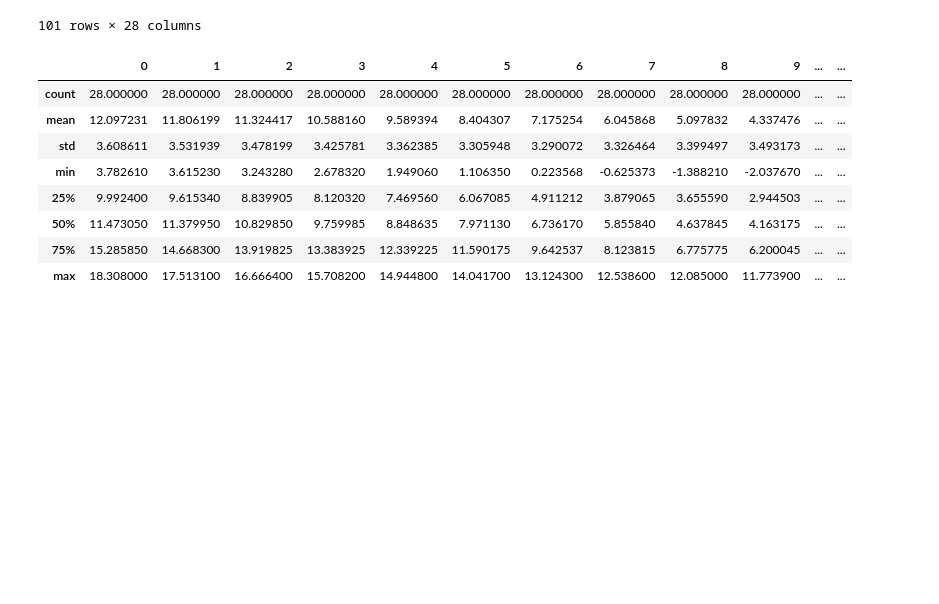
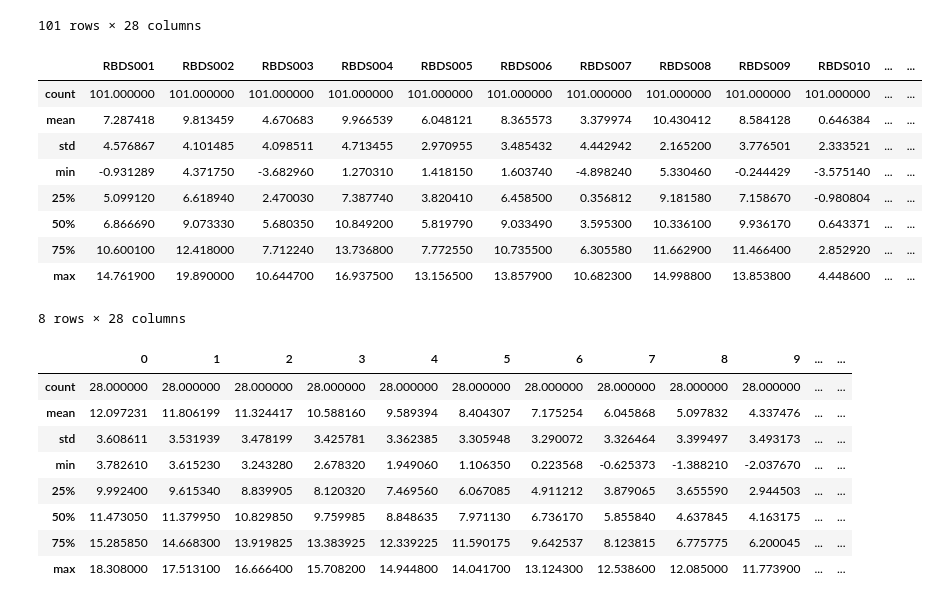
Before and after one commit to dguari1/Data_Science_Biomechanics, a Jupyter notebook: 15 - Data Visualization and Analysis.ipynb, the cells around one changed output. Drawn from its saved outputs; the diff is of its cells as text; code cells hidden in the pictures; blank space fills up the shorter version.

```diff
--- a/15 - Data Visualization and Analysis.ipynb
+++ b/15 - Data Visualization and Analysis.ipynb
@@ -356,6 +374,19 @@ ankleAngleY25
 | 99 | 10.12820 | 13.28610 | 7.70131 | 16.4386 | 7.78794 | 11.64170 | 10.51130 | 11.0323 | 12.00260 | 3.75946 | ... | ... |
 | 100 | 9.97503 | 12.67590 | 7.67150 | 15.7873 | 7.66445 | 11.49180 | 10.13040 | 11.4719 | 11.87190 | 3.78587 | ... | ... |
 101 rows × 28 columns
+# %%
+ankleAngleY25.describe()
+# %% [output]
+|  | RBDS001 | RBDS002 | RBDS003 | RBDS004 | RBDS005 | RBDS006 | RBDS007 | RBDS008 | RBDS009 | RBDS010 | ... | ... |
+| count | 101.000000 | 101.000000 | 101.000000 | 101.000000 | 101.000000 | 101.000000 | 101.000000 | 101.000000 | 101.000000 | 101.000000 | ... | ... |
+| mean | 7.287418 | 9.813459 | 4.670683 | 9.966539 | 6.048121 | 8.365573 | 3.379974 | 10.430412 | 8.584128 | 0.646384 | ... | ... |
+| std | 4.576867 | 4.101485 | 4.098511 | 4.713455 | 2.970955 | 3.485432 | 4.442942 | 2.165200 | 3.776501 | 2.333521 | ... | ... |
+| min | -0.931289 | 4.371750 | -3.682960 | 1.270310 | 1.418150 | 1.603740 | -4.898240 | 5.330460 | -0.244429 | -3.575140 | ... | ... |
+| 25% | 5.099120 | 6.618940 | 2.470030 | 7.387740 | 3.820410 | 6.458500 | 0.356812 | 9.181580 | 7.158670 | -0.980804 | ... | ... |
+| 50% | 6.866690 | 9.073330 | 5.680350 | 10.849200 | 5.819790 | 9.033490 | 3.595300 | 10.336100 | 9.936170 | 0.643371 | ... | ... |
+| 75% | 10.600100 | 12.418000 | 7.712240 | 13.736800 | 7.772550 | 10.735500 | 6.305580 | 11.662900 | 11.466400 | 2.852920 | ... | ... |
+| max | 14.761900 | 19.890000 | 10.644700 | 16.937500 | 13.156500 | 13.857900 | 10.682300 | 14.998800 | 13.853800 | 4.448600 | ... | ... |
+8 rows × 28 columns
 # %%
 movement_Stats = ankleAngleY25.transpose().describe()
 movement_Stats
```
Also changed, not shown: parts of 6 cells of this notebook, 8 other files.
